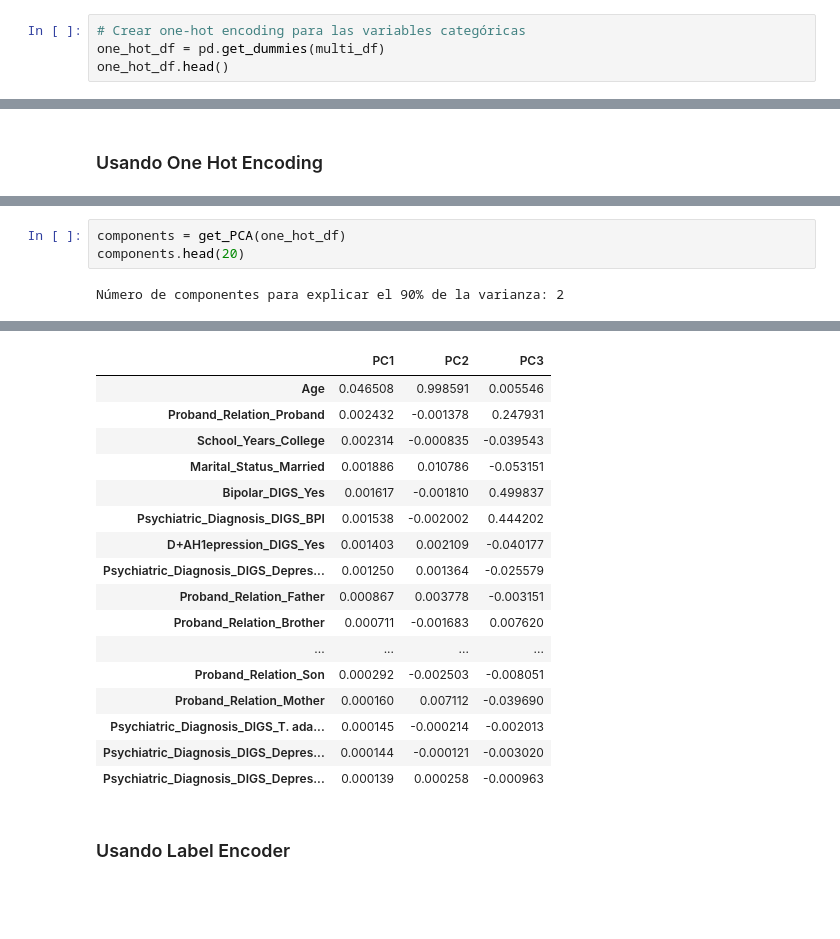
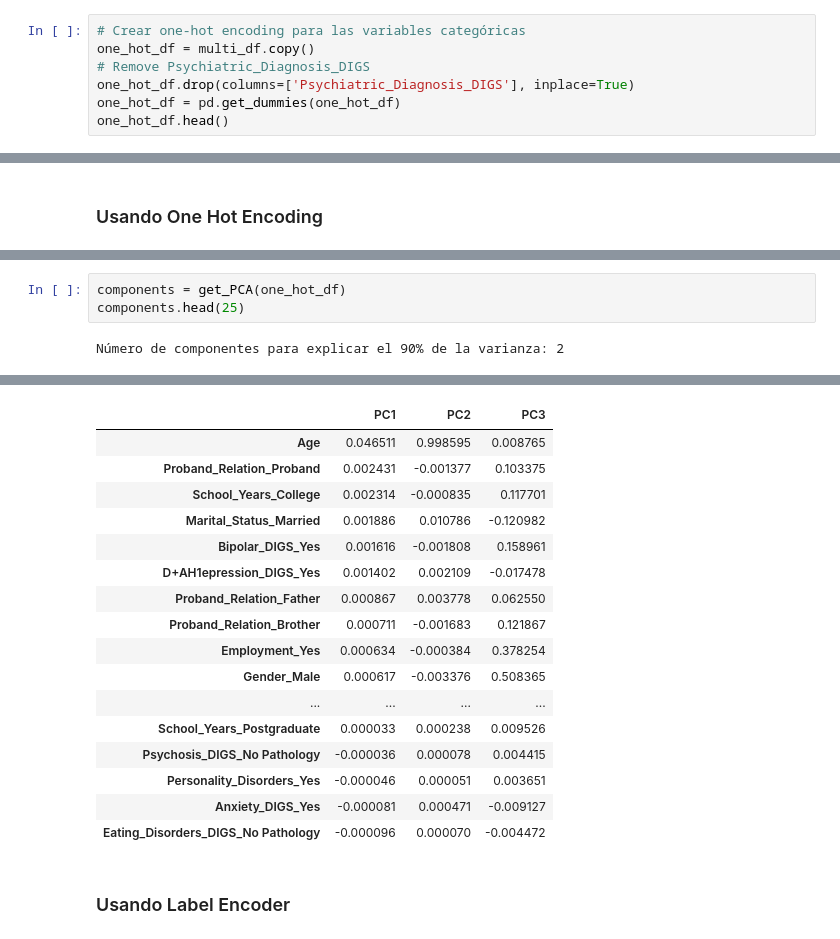
Before and after one commit to A01793101-GMuniz/ProyectoIntegrador, a Jupyter notebook: Avance1/Copia_Avance1_5.ipynb, the cells around one changed output, grey strips where cells are left out. Drawn from its saved outputs; the diff is of its cells as text; blank space fills up the shorter version.

```diff
--- a/Avance1/Copia_Avance1_5.ipynb
+++ b/Avance1/Copia_Avance1_5.ipynb
@@ -447,7 +447,10 @@ Usaremos 2 tecnicas comunes para analizar nuestros datos y determinar cual es el
  Creamos una columna con valores binarios (0 o 1) para cada categoría. Esto es útil cuando no hay un orden implícito en las categorías.
 # %%
 # Crear one-hot encoding para las variables categóricas
-one_hot_df = pd.get_dummies(multi_df)
+one_hot_df = multi_df.copy()
+# Remove Psychiatric_Diagnosis_DIGS
+one_hot_df.drop(columns=['Psychiatric_Diagnosis_DIGS'], inplace=True)
+one_hot_df = pd.get_dummies(one_hot_df)
 one_hot_df.head()
 # %% [output]
 |  | Family_ID | Age | Religion | Proband_Relation_Aunt | Proband_Relation_Brother | Proband_Relation_Cousin_Female | ... |
@@ -568,26 +573,26 @@ get_correlation_matrix(one_hot_df, "kendall")
 # %%
 components = get_PCA(one_hot_df)
-components.head(20)
+components.head(25)
 # %% [output]
 Número de componentes para explicar el 90% de la varianza: 2
 [figure]
 |  | PC1 | PC2 | PC3 |
-| Age | 0.046508 | 0.998591 | 0.005546 |
-| Proband_Relation_Proband | 0.002432 | -0.001378 | 0.247931 |
-| School_Years_College | 0.002314 | -0.000835 | -0.039543 |
-| Marital_Status_Married | 0.001886 | 0.010786 | -0.053151 |
-| Bipolar_DIGS_Yes | 0.001617 | -0.001810 | 0.499837 |
-| Psychiatric_Diagnosis_DIGS_BPI | 0.001538 | -0.002002 | 0.444202 |
-| D+AH1epression_DIGS_Yes | 0.001403 | 0.002109 | -0.040177 |
-| Psychiatric_Diagnosis_DIGS_Depres... | 0.001250 | 0.001364 | -0.025579 |
-| Proband_Relation_Father | 0.000867 | 0.003778 | -0.003151 |
-| Proband_Relation_Brother | 0.000711 | -0.001683 | 0.007620 |
+| Age | 0.046511 | 0.998595 | 0.008765 |
+| Proband_Relation_Proband | 0.002431 | -0.001377 | 0.103375 |
+| School_Years_College | 0.002314 | -0.000835 | 0.117701 |
+| Marital_Status_Married | 0.001886 | 0.010786 | -0.120982 |
+| Bipolar_DIGS_Yes | 0.001616 | -0.001808 | 0.158961 |
+| D+AH1epression_DIGS_Yes | 0.001402 | 0.002109 | -0.017478 |
+| Proband_Relation_Father | 0.000867 | 0.003778 | 0.062550 |
+| Proband_Relation_Brother | 0.000711 | -0.001683 | 0.121867 |
+| Employment_Yes | 0.000634 | -0.000384 | 0.378254 |
+| Gender_Male | 0.000617 | -0.003376 | 0.508365 |
 | ... | ... | ... | ... |
-| Proband_Relation_Son | 0.000292 | -0.002503 | -0.008051 |
-| Proband_Relation_Mother | 0.000160 | 0.007112 | -0.039690 |
-| Psychiatric_Diagnosis_DIGS_T. ada... | 0.000145 | -0.000214 | -0.002013 |
-| Psychiatric_Diagnosis_DIGS_Depres... | 0.000144 | -0.000121 | -0.003020 |
-| Psychiatric_Diagnosis_DIGS_Depres... | 0.000139 | 0.000258 | -0.000963 |
+| School_Years_Postgraduate | 0.000033 | 0.000238 | 0.009526 |
+| Psychosis_DIGS_No Pathology | -0.000036 | 0.000078 | 0.004415 |
+| Personality_Disorders_Yes | -0.000046 | 0.000051 | 0.003651 |
+| Anxiety_DIGS_Yes | -0.000081 | 0.000471 | -0.009127 |
+| Eating_Disorders_DIGS_No Pathology | -0.000096 | 0.000070 | -0.004472 |
 # %% [markdown]
 ### Usando Label Encoder
 # %%
```
Also changed, not shown: parts of 9 cells of this notebook.
